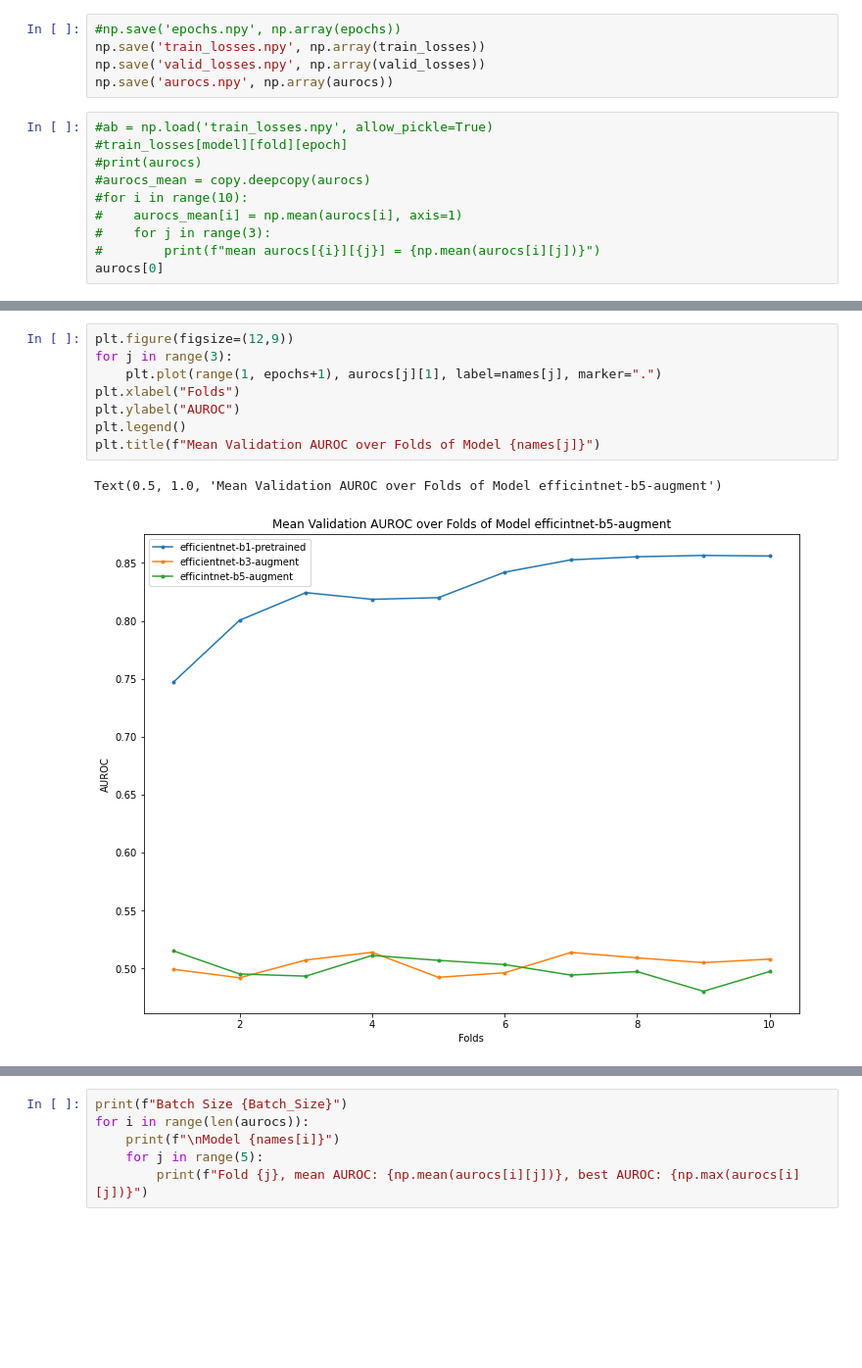
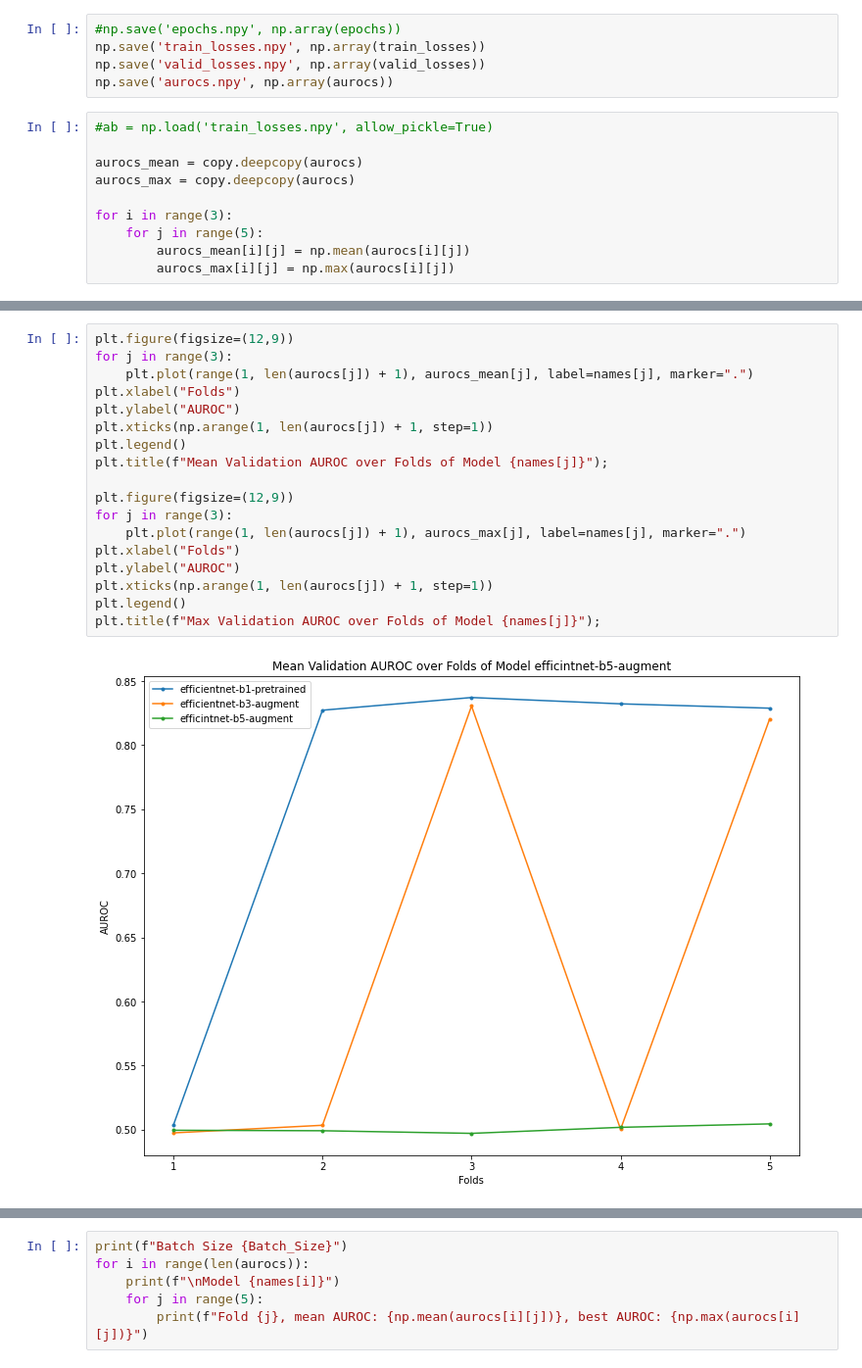
Before and after one commit to babreufig/seti-breakthrough-listen, a Jupyter notebook: modelCompare.ipynb, the cells around one changed output, grey strips where cells are left out. Shown at 98% size. Saved outputs shown, nothing was run; the diff lists cells and outputs as text; blank space fills up the shorter version.

Commit message:
fixed representation in plots

```diff
--- a/modelCompare.ipynb
+++ b/modelCompare.ipynb
@@ -315,11 +315,11 @@ np.save('valid_losses.npy', np.array(valid_losses))
 np.save('aurocs.npy', np.array(aurocs))
 # %%
 #ab = np.load('train_losses.npy', allow_pickle=True)
-#train_losses[model][fold][epoch]
-#print(aurocs)
-#aurocs_mean = copy.deepcopy(aurocs)
-#for i in range(10):
-#    aurocs_mean[i] = np.mean(aurocs[i], axis=1)
-#    for j in range(3):
-#        print(f"mean aurocs[{i}][{j}] = {np.mean(aurocs[i][j])}")
-aurocs[0]
+
+aurocs_mean = copy.deepcopy(aurocs)
+aurocs_max = copy.deepcopy(aurocs)
+
+for i in range(3):
+    for j in range(5):
+        aurocs_mean[i][j] = np.mean(aurocs[i][j])
+        aurocs_max[i][j] = np.max(aurocs[i][j])
@@ -344,11 +326,20 @@ aurocs[0]
 # %%
 plt.figure(figsize=(12,9))
 for j in range(3):
-    plt.plot(range(1, epochs+1), aurocs[j][1], label=names[j], marker=".")
+    plt.plot(range(1, len(aurocs[j]) + 1), aurocs_mean[j], label=names[j], marker=".")
 plt.xlabel("Folds")
 plt.ylabel("AUROC")
+plt.xticks(np.arange(1, len(aurocs[j]) + 1, step=1))
 plt.legend()
-plt.title(f"Mean Validation AUROC over Folds of Model {names[j]}")
+plt.title(f"Mean Validation AUROC over Folds of Model {names[j]}");
+
+plt.figure(figsize=(12,9))
+for j in range(3):
+    plt.plot(range(1, len(aurocs[j]) + 1), aurocs_max[j], label=names[j], marker=".")
+plt.xlabel("Folds")
+plt.ylabel("AUROC")
+plt.xticks(np.arange(1, len(aurocs[j]) + 1, step=1))
+plt.legend()
+plt.title(f"Max Validation AUROC over Folds of Model {names[j]}");
 # %% [output]
-Text(0.5, 1.0, 'Mean Validation AUROC over Folds of Model efficintnet-b5-augment')
-[figure, old version]
+[figure, new version]
```
Also changed, not shown: parts of 2 cells of this notebook.
